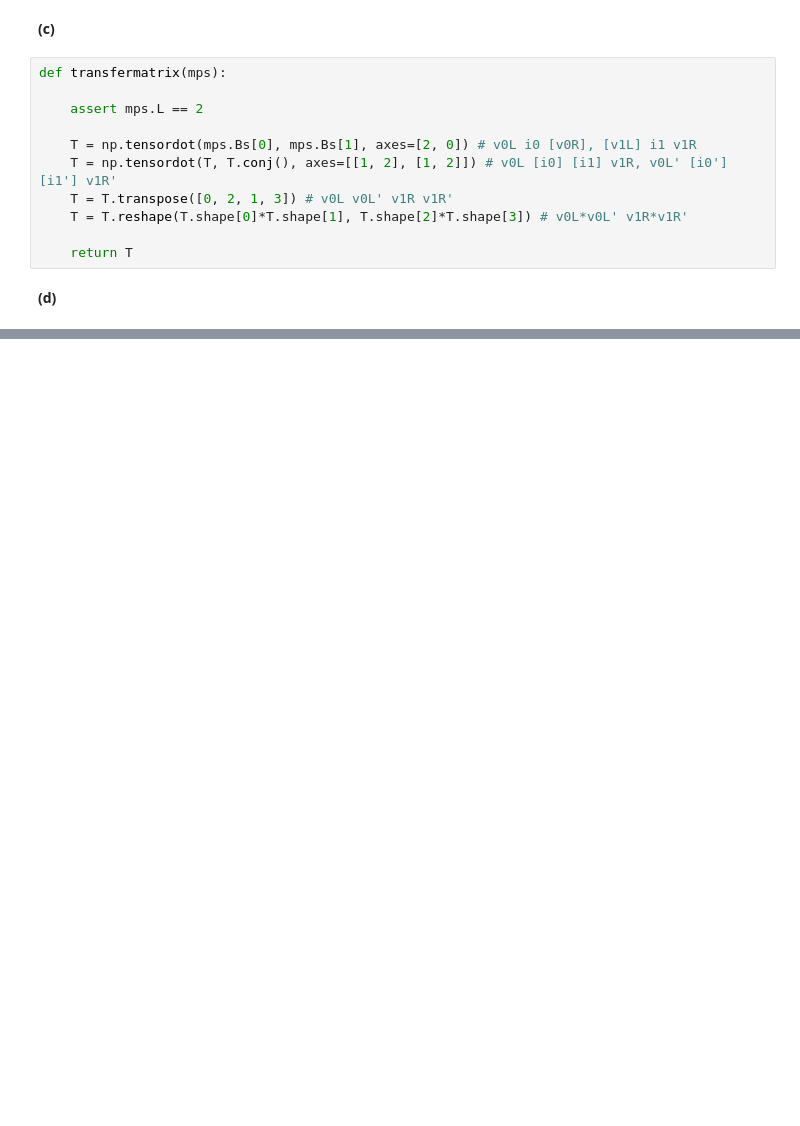
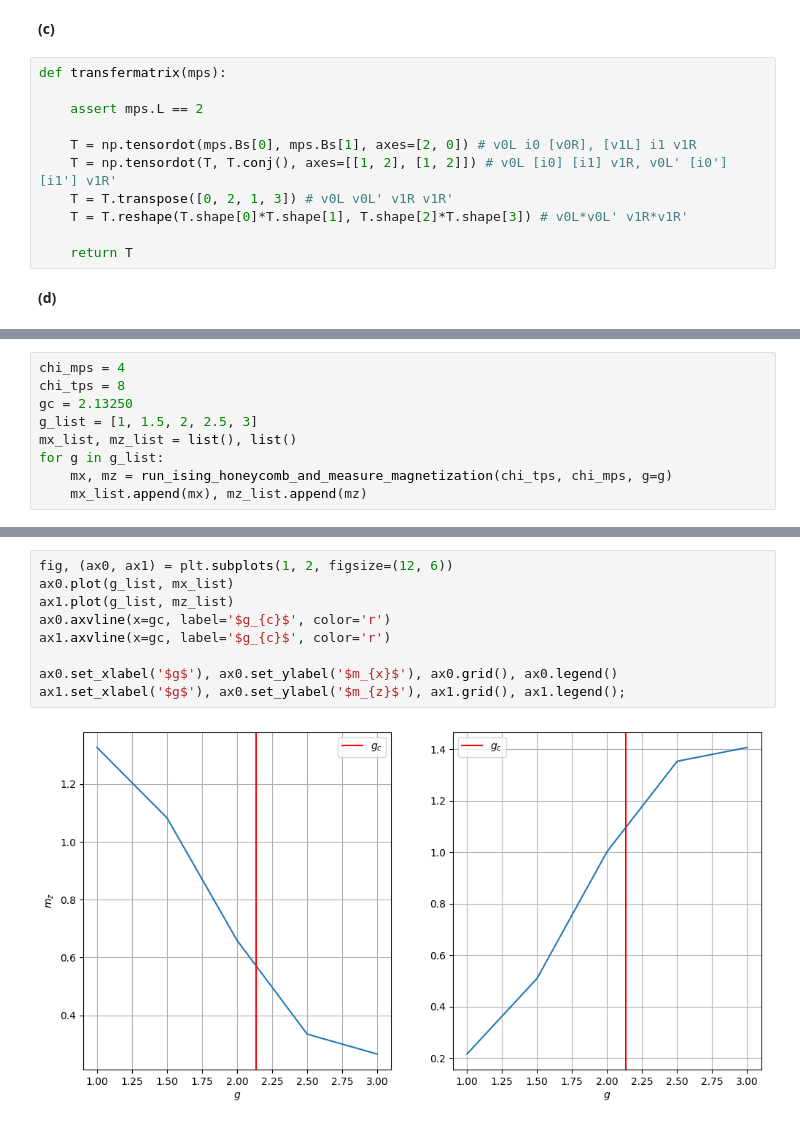
Before and after one commit to danielortmann/computational-quantum-many-body-physics, a Jupyter notebook: 3_tensor_networks/exercise11.ipynb, the cells around one changed output, grey strips where cells are left out. Drawn from its saved outputs; the diff is of its cells as text; blank space fills up the shorter version.

```diff
--- a/3_tensor_networks/exercise11.ipynb
+++ b/3_tensor_networks/exercise11.ipynb
@@ -84,0 +172,9 @@ ax.set_xlabel('$g$'), ax.set_ylabel('spec($T$)'), ax.set_title('3 largest (in ma
+# %%
+chi_mps = 4
+chi_tps = 8
+gc = 2.13250
+g_list = [1, 1.5, 2, 2.5, 3]
+mx_list, mz_list = list(), list()
+for g in g_list:
+    mx, mz = run_ising_honeycomb_and_measure_magnetization(chi_tps, chi_mps, g=g)
+    mx_list.append(mx), mz_list.append(mz)
@@ -84,0 +199,11 @@ ax.set_xlabel('$g$'), ax.set_ylabel('spec($T$)'), ax.set_title('3 largest (in ma
+# %%
+fig, (ax0, ax1) = plt.subplots(1, 2, figsize=(12, 6))
+ax0.plot(g_list, mx_list)
+ax1.plot(g_list, mz_list)
+ax0.axvline(x=gc, label='$g_{c}$', color='r')
+ax1.axvline(x=gc, label='$g_{c}$', color='r')
+
+ax0.set_xlabel('$g$'), ax0.set_ylabel('$m_{x}$'), ax0.grid(), ax0.legend()
+ax1.set_xlabel('$g$'), ax0.set_ylabel('$m_{z}$'), ax1.grid(), ax1.legend();
+# %% [output]
+[figure, added]
```
Also changed, not shown: parts of 15 cells of this notebook.
